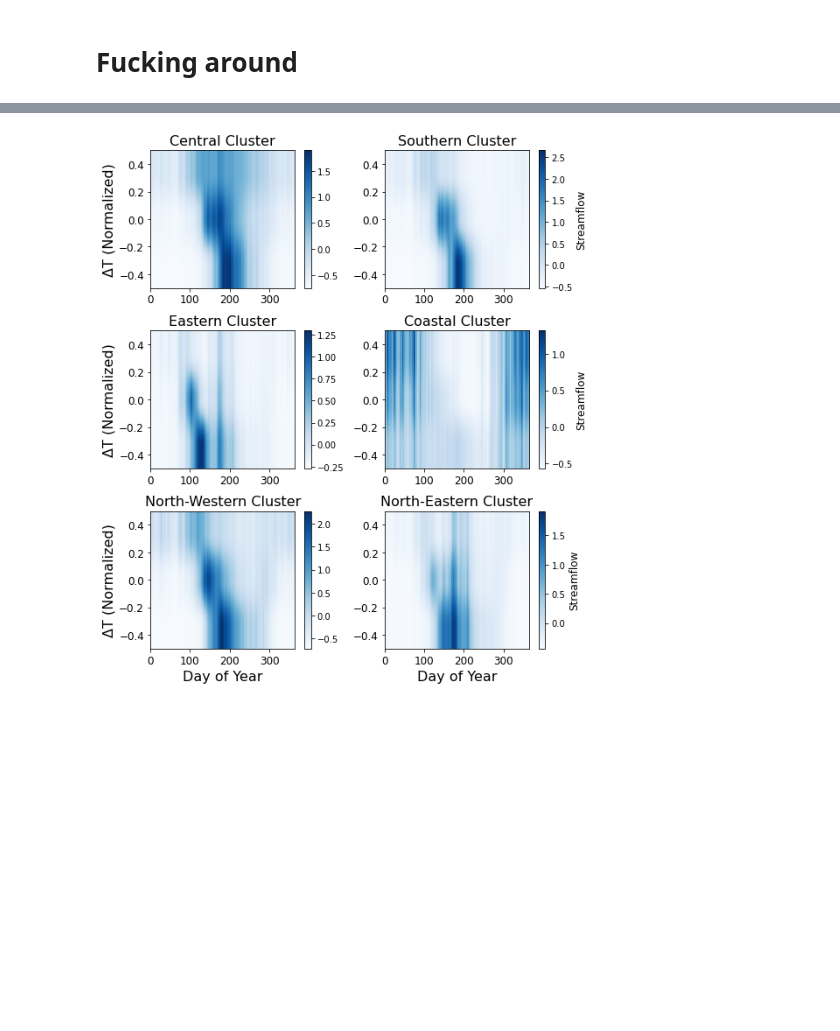
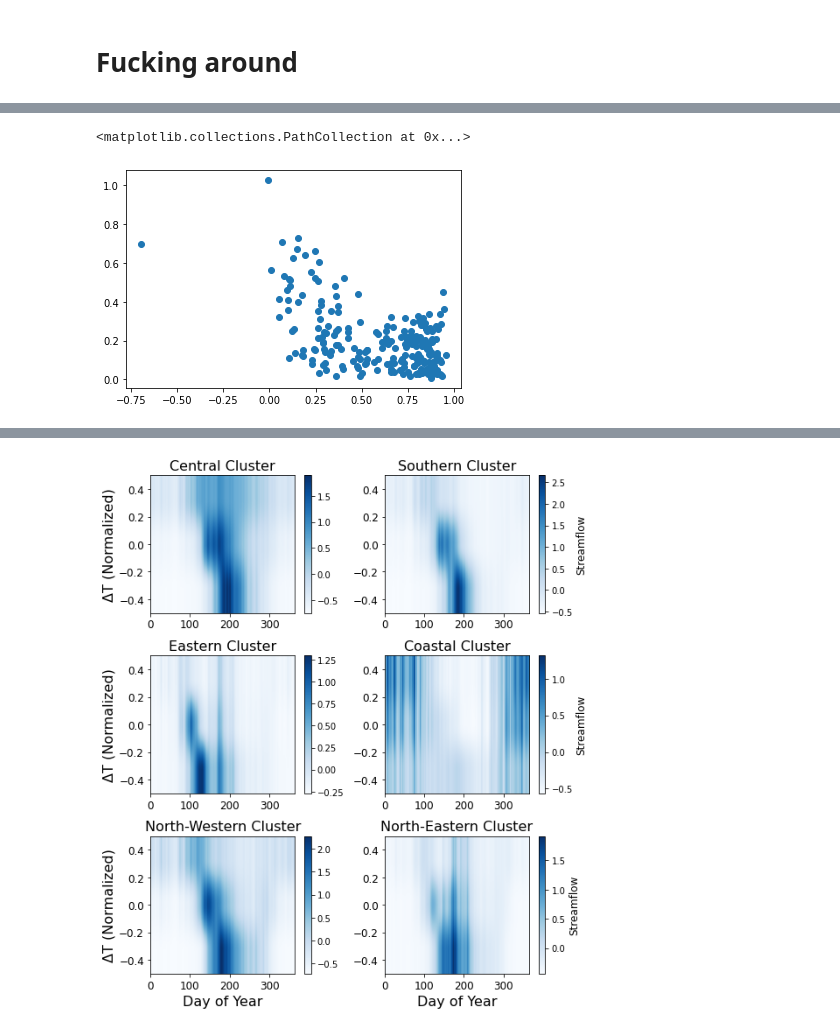
Before and after one commit to andersonsam/cnn_lstm_era, a Jupyter notebook: main_publish.ipynb, the cells around one changed output, grey strips where cells are left out. Cells and saved outputs as stored; diff of their text form; code cells hidden in the pictures; blank space fills up the shorter version.

```diff
--- a/main_publish.ipynb
+++ b/main_publish.ipynb
@@ -3187,0 +3225,5 @@ for cluster in range(n_clusters_seasonal):
+# %%
+plt.scatter(NSE_fine, cov)
+# %% [output]
+<matplotlib.collections.PathCollection at 0x...>
+[figure, added]
```
Also changed, not shown: parts of 10 cells of this notebook.
